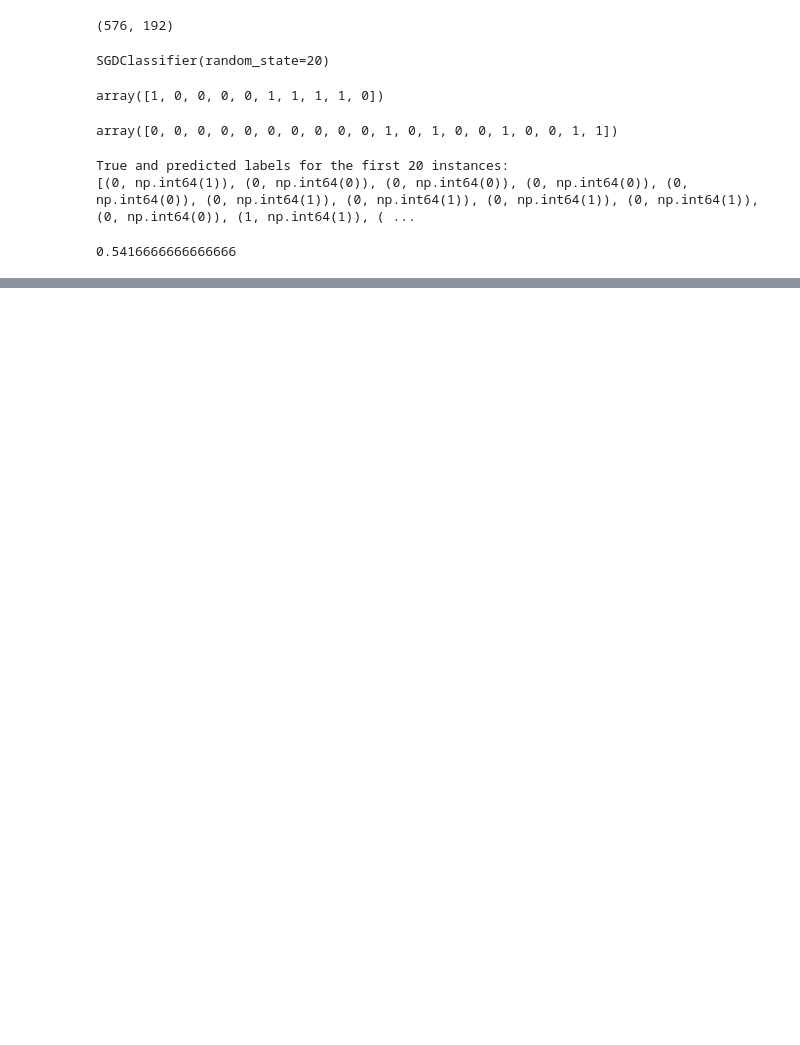
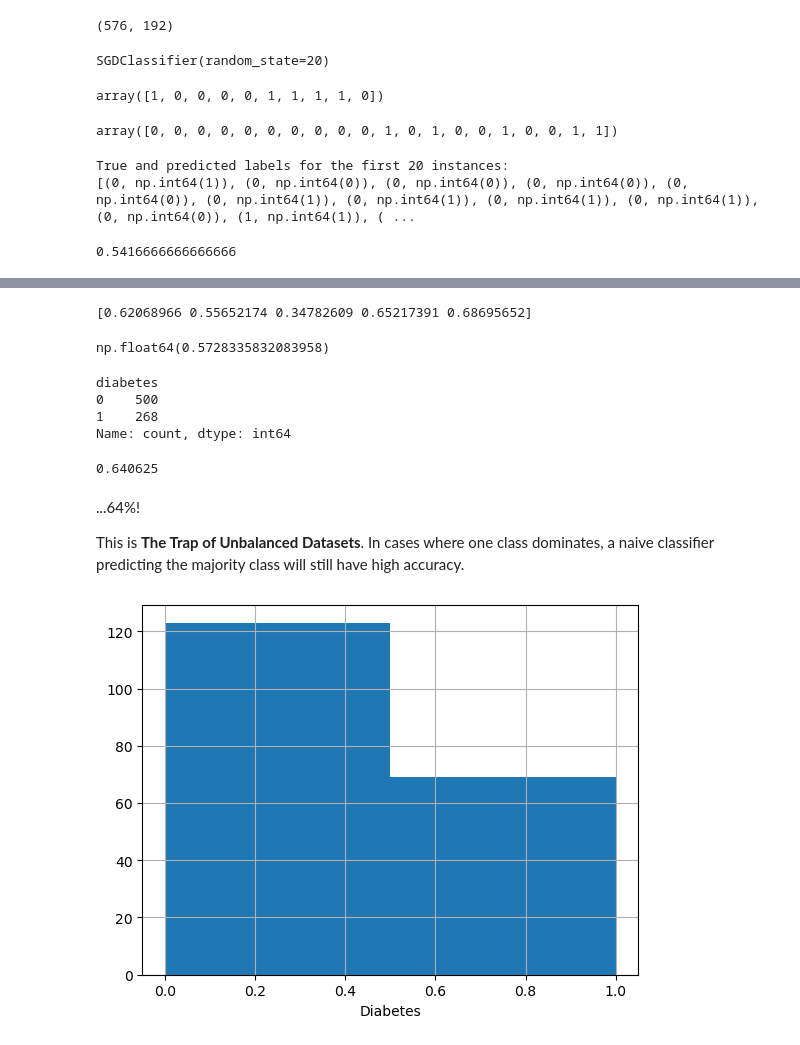
Before and after one commit to chritof/Maskinl-re-notebook, a Jupyter notebook: modul1/Binary_classification.ipynb, the cells around one changed output, grey strips where cells are left out. Drawn from its saved outputs; the diff is of its cells as text; code cells hidden in the pictures; blank space fills up the shorter version.

```diff
--- a/modul1/Binary_classification.ipynb
+++ b/modul1/Binary_classification.ipynb
@@ -120,0 +143,30 @@ accuracy_score(y_test, y_pred)
+# %%
+print(cv_scores)
+# %% [output]
+[0.62068966 0.55652174 0.34782609 0.65217391 0.68695652]
+# %%
+cv_scores.mean()
+# %% [output]
+np.float64(0.5728335832083958)
+# %%
+diabetes['diabetes'].value_counts()
+# %% [output]
+diabetes
+0    500
+1    268
+Name: count, dtype: int64
+# %%
+y_dummy = [0,]*len(y_test) # This creates a list of 0 with the same length as `y_test`
+accuracy_score(y_test, y_dummy)
+# %% [output]
+0.640625
+# %% [markdown]
+...64%!
+
+This is **The Trap of Unbalanced Datasets**.  In cases where one class dominates, a naive classifier predicting the majority class will still have high accuracy.
+# %%
+y_test.hist(bins=2)
+plt.xlabel('Diabetes')
+plt.show()
+# %% [output]
+[figure, added]
```
Also changed, not shown: parts of 42 cells of this notebook.
